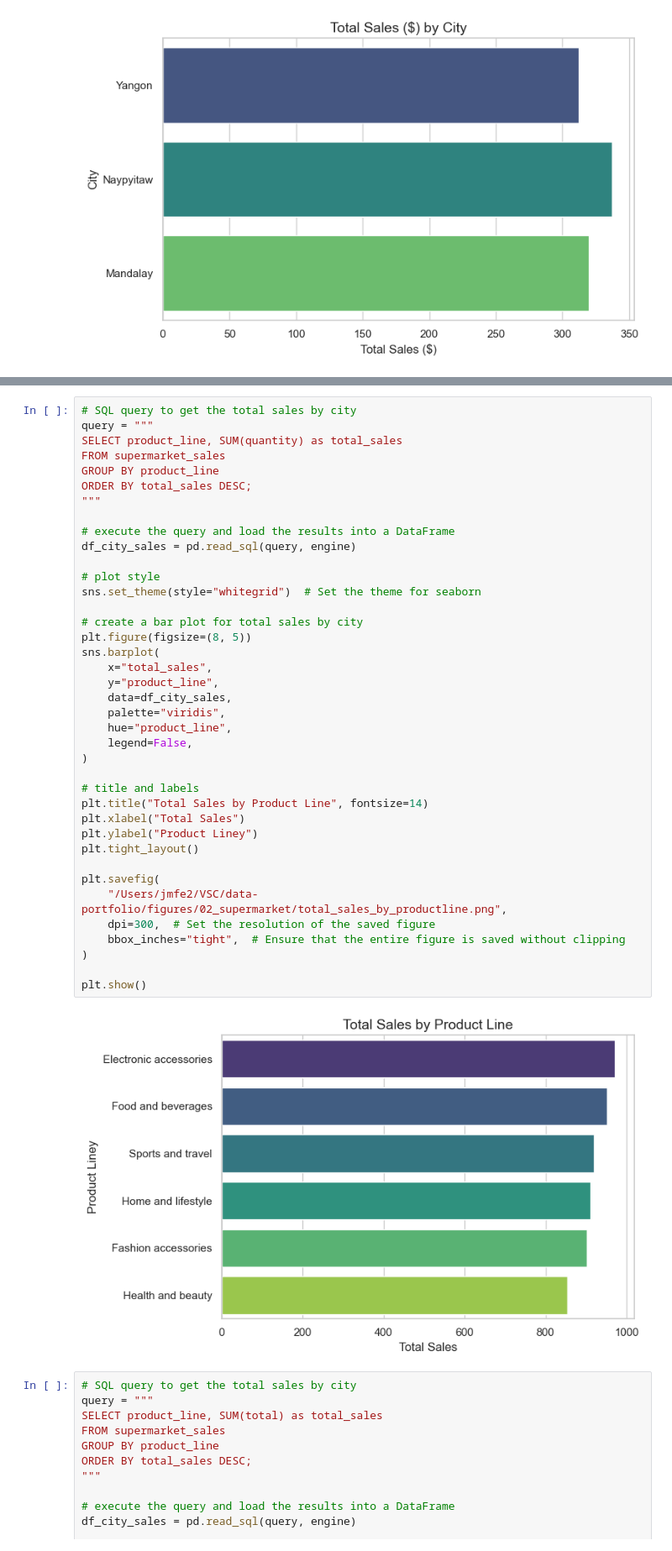
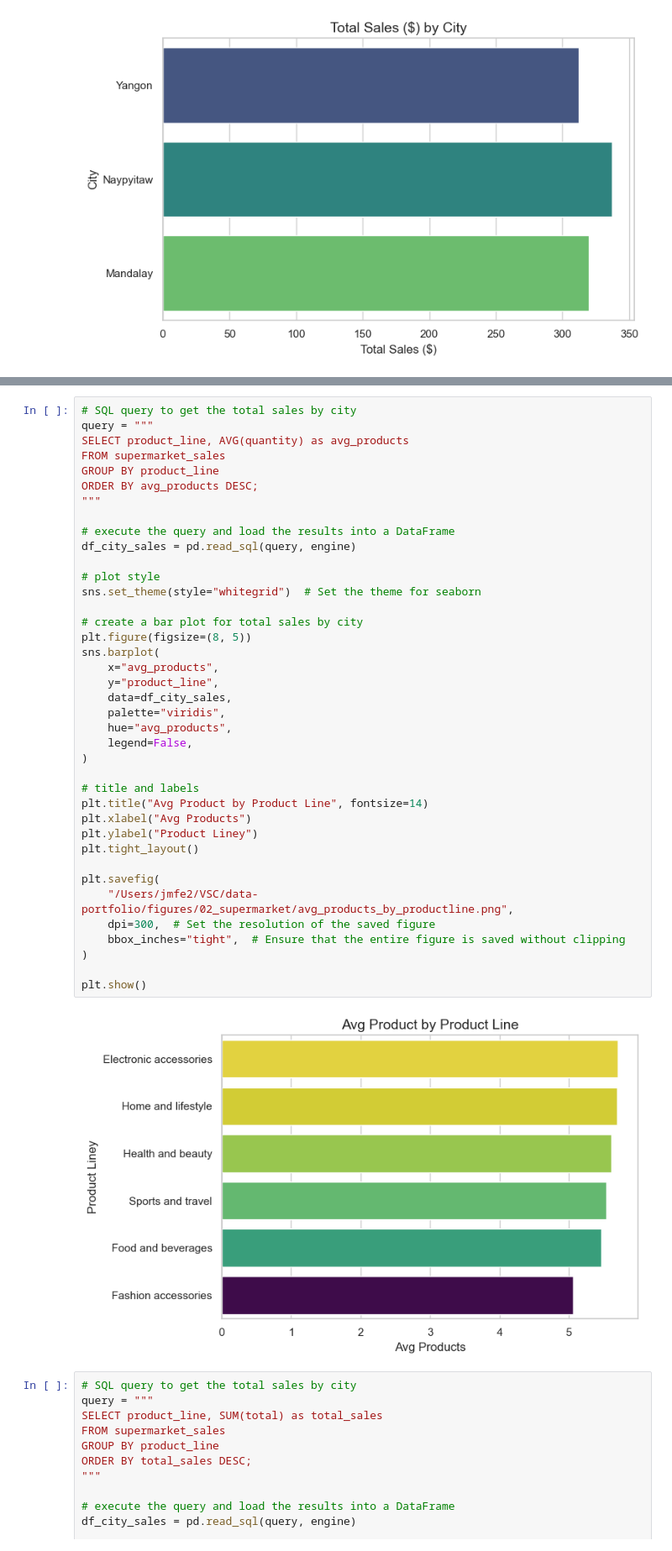
Before and after one commit to jmfe2/data-portfolio, a Jupyter notebook: notebooks/02_supermarket_sales/02_supermarket_postgresql.ipynb, the cells around one changed output, grey strips where cells are left out. Shown at 84% size. Drawn from its saved outputs; the diff is of its cells as text.

```diff
--- a/notebooks/02_supermarket_sales/02_supermarket_postgresql.ipynb
+++ b/notebooks/02_supermarket_sales/02_supermarket_postgresql.ipynb
@@ -367,44 +364,44 @@ Passing `palette` without assigning `hue` is deprecated and will be removed in v
 # %%
 # SQL query to get the total sales by city
 query = """
-SELECT product_line, SUM(quantity) as total_sales
+SELECT product_line, AVG(quantity) as avg_products
 FROM supermarket_sales
 GROUP BY product_line
-ORDER BY total_sales DESC;
+ORDER BY avg_products DESC;
 """
 
 # execute the query and load the results into a DataFrame
 df_city_sales = pd.read_sql(query, engine)
 
 # plot style
 sns.set_theme(style="whitegrid")  # Set the theme for seaborn
 
 # create a bar plot for total sales by city
 plt.figure(figsize=(8, 5))
 sns.barplot(
-    x="total_sales",
+    x="avg_products",
     y="product_line",
     data=df_city_sales,
     palette="viridis",
-    hue="product_line",
+    hue="avg_products",
     legend=False,
 )
 
 # title and labels
-plt.title("Total Sales by Product Line", fontsize=14)
-plt.xlabel("Total Sales")
+plt.title("Avg Product by Product Line", fontsize=14)
+plt.xlabel("Avg Products")
 plt.ylabel("Product Liney")
 plt.tight_layout()
 
 plt.savefig(
-    "/Users/jmfe2/VSC/data-portfolio/figures/02_supermarket/total_sales_by_productline.png",
+    "/Users/jmfe2/VSC/data-portfolio/figures/02_supermarket/avg_products_by_productline.png",
     dpi=300,  # Set the resolution of the saved figure
     bbox_inches="tight",  # Ensure that the entire figure is saved without clipping
 )
 
 plt.show()
 # %% [output]
-[figure, old version]
+[figure, new version]
 # %%
 # SQL query to get the total sales by city
 query = """
```
Also changed, not shown: parts of 3 cells of this notebook, 1 other file.
